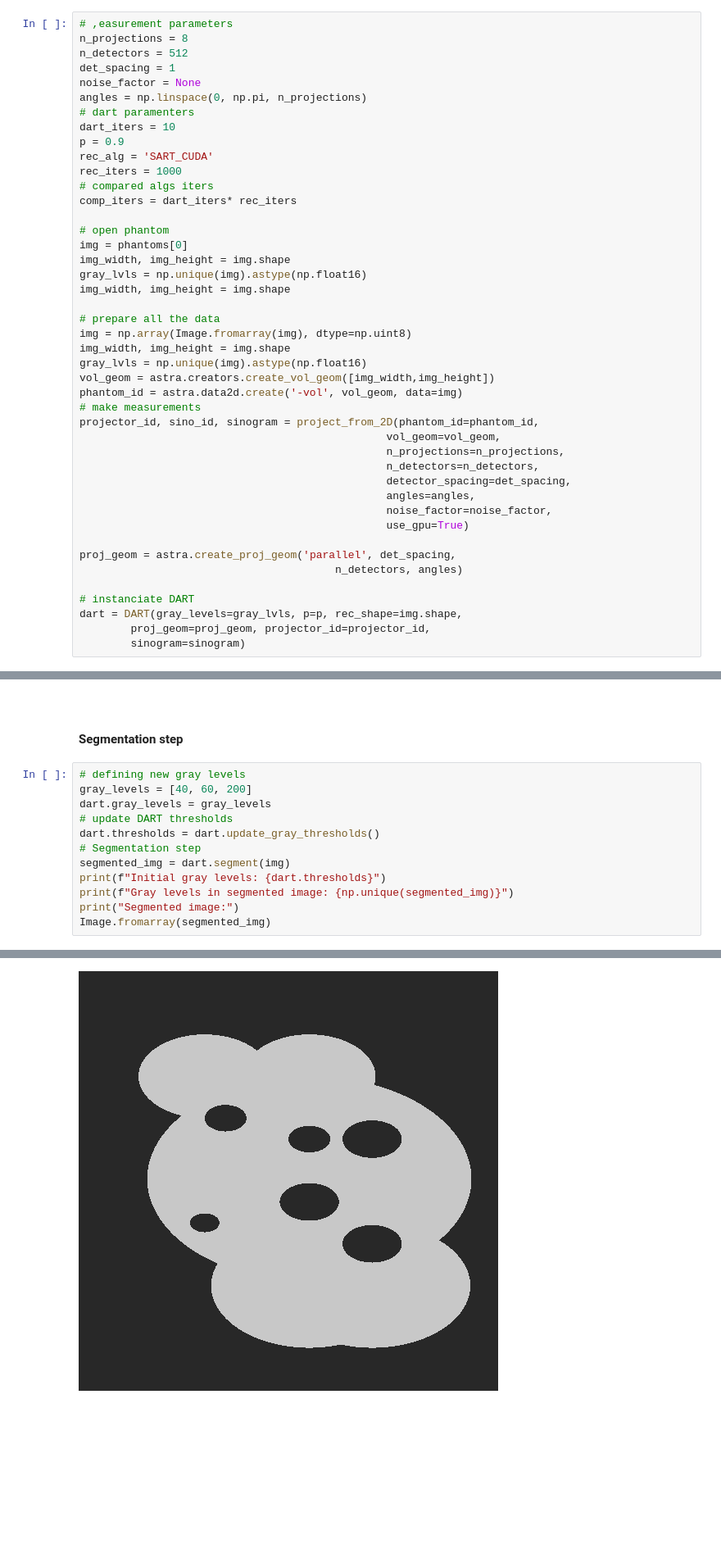
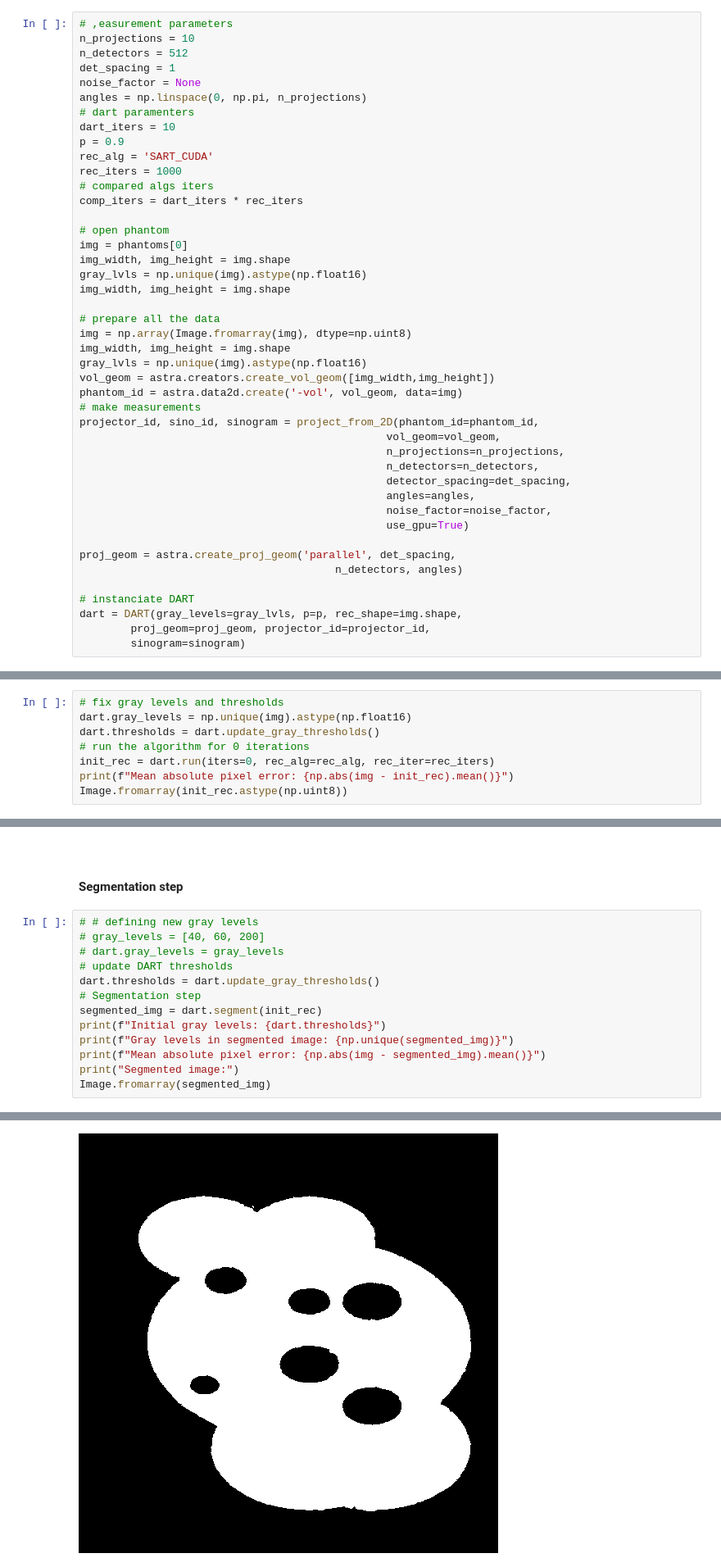
Before and after one commit to OhGreat/DART_python, a Jupyter notebook: notebook_examples/dart_steps_test.ipynb, the cells around one changed output, grey strips where cells are left out. Shown at 82% size. Cells and saved outputs as stored; diff of their text form; blank space fills up the shorter version.

```diff
--- a/notebook_examples/dart_steps_test.ipynb
+++ b/notebook_examples/dart_steps_test.ipynb
@@ -29,7 +29,7 @@ Image.fromarray(phantoms[0])
 <h4>Measurement parameters for DART</h4>
 # %%
 # ,easurement parameters
-n_projections = 8
+n_projections = 10
 n_detectors = 512
 det_spacing = 1
 noise_factor = None
@@ -40,7 +40,7 @@ p = 0.9
 rec_alg = 'SART_CUDA'
 rec_iters = 1000
 # compared algs iters
-comp_iters = dart_iters* rec_iters
+comp_iters = dart_iters * rec_iters
 
 # open phantom
 img = phantoms[0]
@@ -73,0 +76,8 @@ dart = DART(gray_levels=gray_lvls, p=p, rec_shape=img.shape,
+# %%
+# fix gray levels and thresholds
+dart.gray_levels = np.unique(img).astype(np.float16)
+dart.thresholds = dart.update_gray_thresholds()
+# run the algorithm for 0 iterations
+init_rec = dart.run(iters=0, rec_alg=rec_alg, rec_iter=rec_iters)
+print(f"Mean absolute pixel error: {np.abs(img - init_rec).mean()}")
+Image.fromarray(init_rec.astype(np.uint8))
@@ -75,15 +88,16 @@ dart = DART(gray_levels=gray_lvls, p=p, rec_shape=img.shape,
 <br/>
 <h4>Segmentation step</h4>
 # %%
-# defining new gray levels
-gray_levels = [40, 60, 200]
-dart.gray_levels = gray_levels
+# # defining new gray levels
+# gray_levels = [40, 60, 200]
+# dart.gray_levels = gray_levels
 # update DART thresholds
 dart.thresholds = dart.update_gray_thresholds()
 # Segmentation step
-segmented_img = dart.segment(img)
+segmented_img = dart.segment(init_rec)
 print(f"Initial gray levels: {dart.thresholds}")
 print(f"Gray levels in segmented image: {np.unique(segmented_img)}")
+print(f"Mean absolute pixel error: {np.abs(img - segmented_img).mean()}")
 print("Segmented image:")
 Image.fromarray(segmented_img)
 # %% [output]
@@ -92,5 +107,5 @@ Gray levels in segmented image: [ 40 200]
 Segmented image:
-[figure, old version]
+[figure, new version]
 # %% [markdown]
 <br/>
 <h4>Boundary pixels</h4>
```
Also changed, not shown: parts of 12 cells of this notebook, 43 other files.
